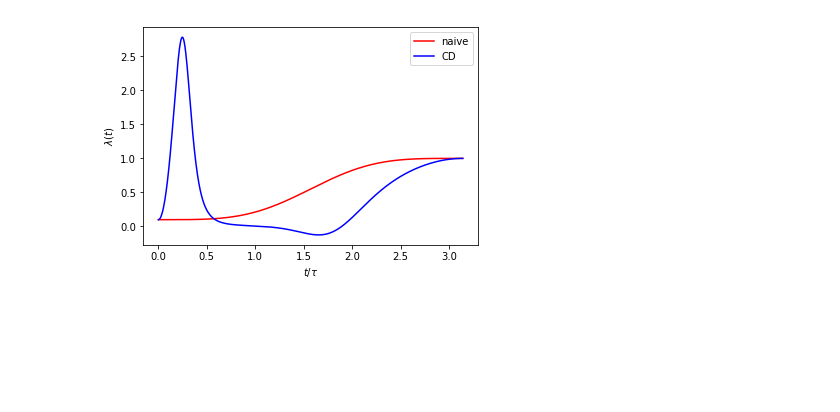
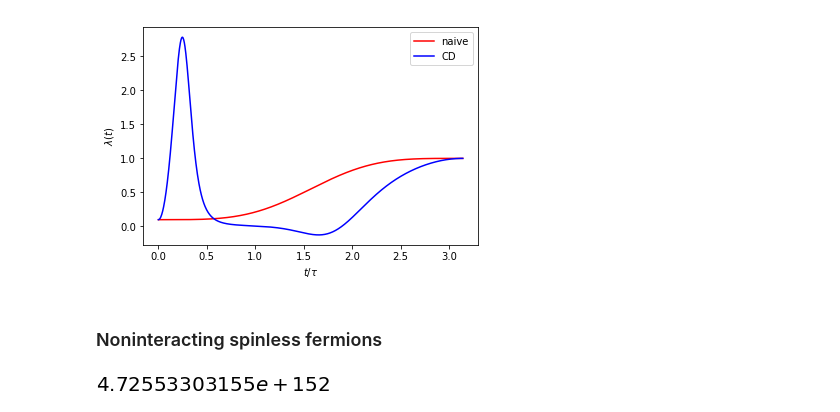
Before and after one commit to alexandreday/counterdiabatic-driving, a Jupyter notebook: codes/CD_driving.ipynb, the cells around one changed output. Cells and saved outputs as stored; diff of their text form; code cells hidden in the pictures; blank space fills up the shorter version.

```diff
--- a/codes/CD_driving.ipynb
+++ b/codes/CD_driving.ipynb
@@ -74,3 +78,5 @@ plt.legend()
 # %% [output]
 <matplotlib.legend.Legend at 0x...>
 [figure]
+# %% [markdown]
+### Noninteracting spinless fermions
@@ -76,0 +85,4 @@ plt.legend()
+# %%
+comb(512, 256)
+# %% [output]
+[figure, added]
```
Also changed, not shown: parts of 6 cells of this notebook, 27 other files.
